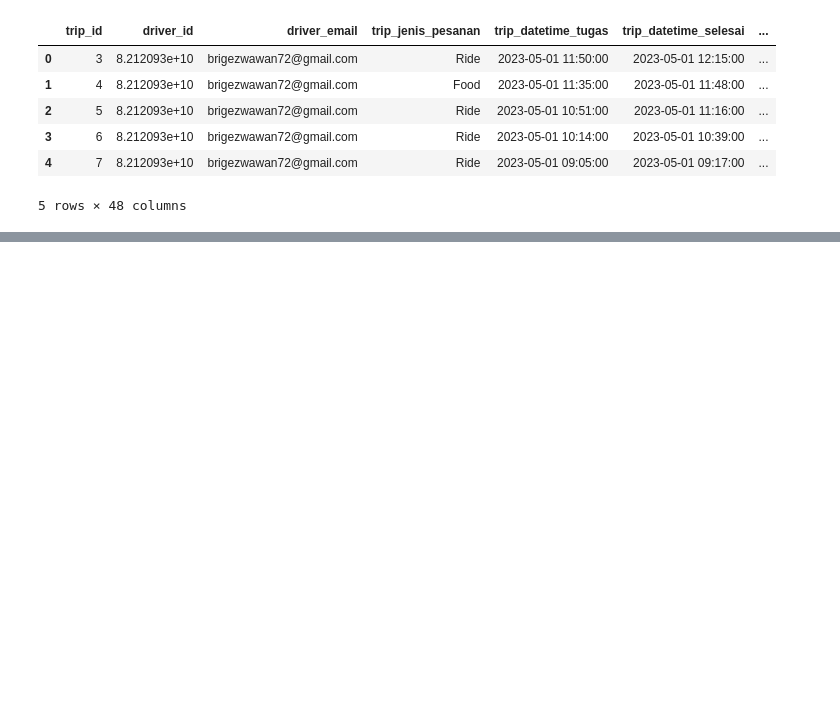
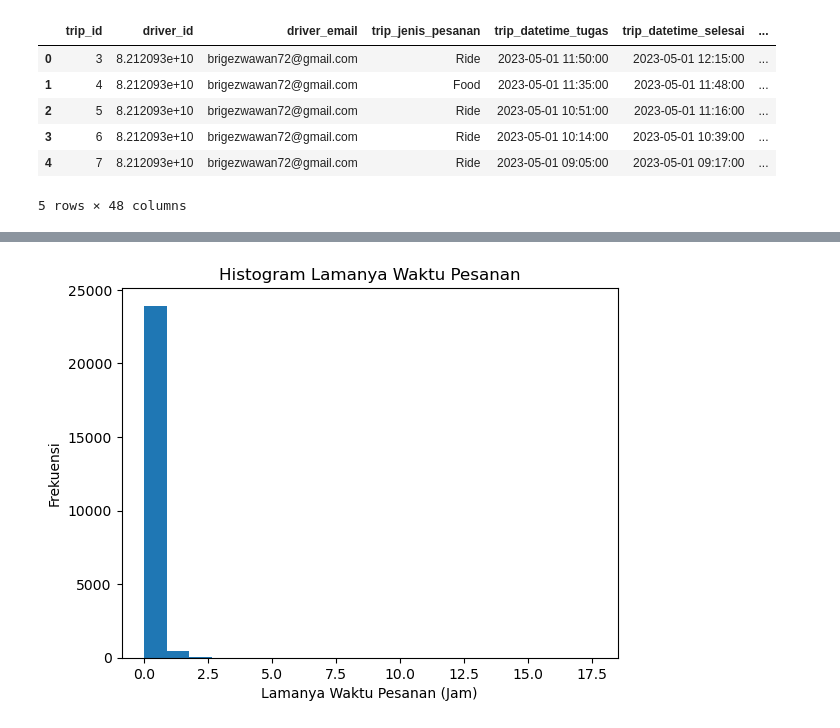
Before and after one commit to azwanazamuddin/location-choice-model, a Jupyter notebook: notebooks/pca_features.ipynb, the cells around one changed output, grey strips where cells are left out. Saved outputs shown, nothing was run; the diff lists cells and outputs as text; code cells hidden in the pictures; blank space fills up the shorter version.

```diff
--- a/notebooks/pca_features.ipynb
+++ b/notebooks/pca_features.ipynb
@@ -25,0 +211,9 @@ df.head()
+# %%
+# Membuat histogram
+plt.hist(df['trip_lamanya_waktu_pesanan'].dt.total_seconds() / 3600, bins=20)  # Mengonversi ke jam
+plt.xlabel('Lamanya Waktu Pesanan (Jam)')
+plt.ylabel('Frekuensi')
+plt.title('Histogram Lamanya Waktu Pesanan')
+plt.show()
+# %% [output]
+[figure, added]
```
Also changed, not shown: parts of 114 cells of this notebook, 7 other files.
